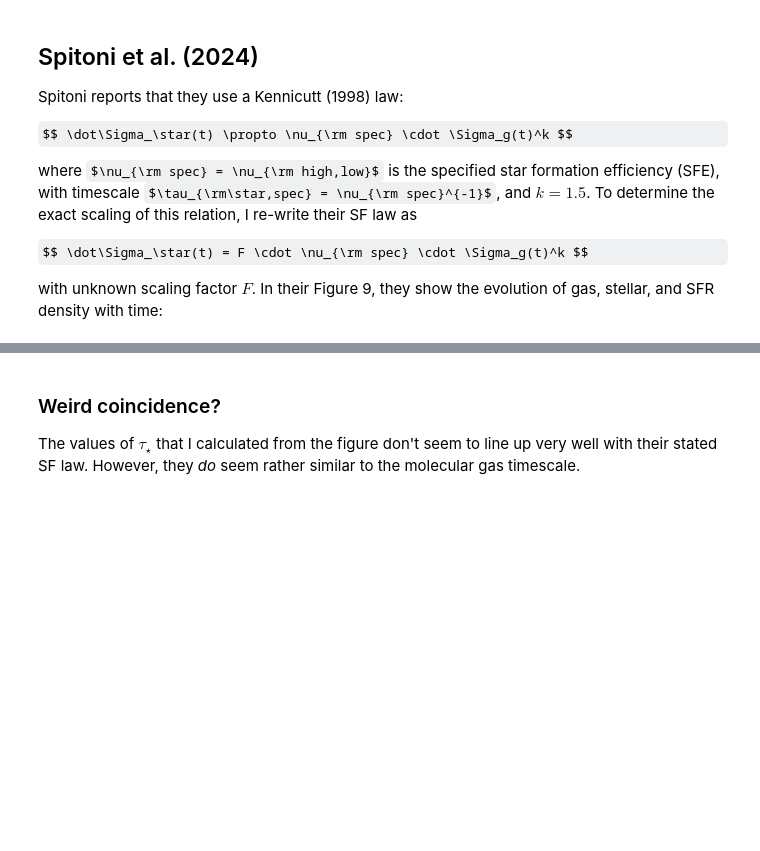
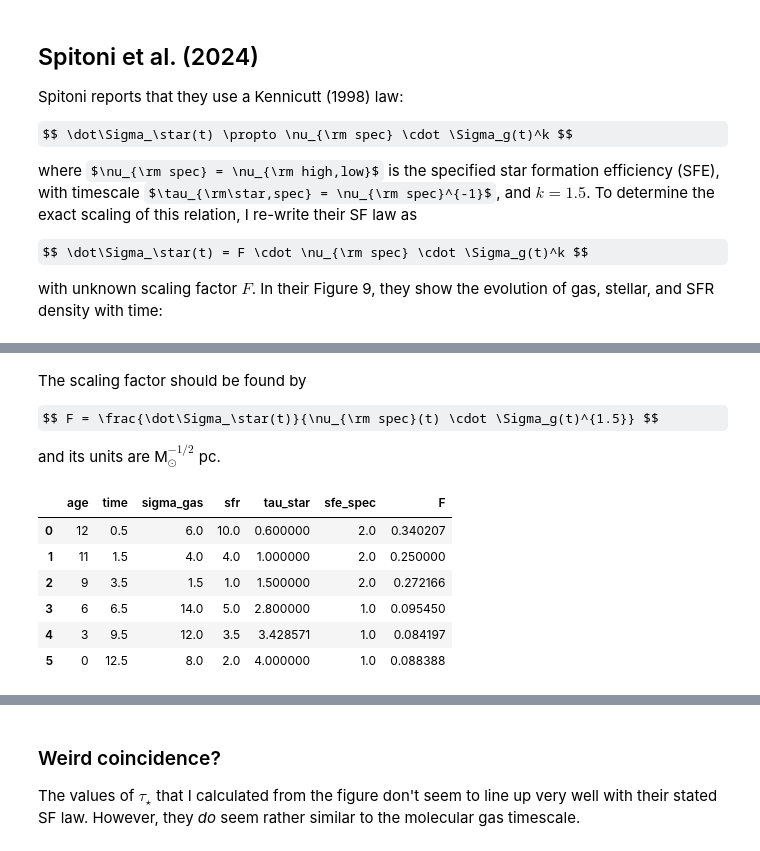
Before and after one commit to lodubay/twoinfall, a Jupyter notebook: src/scripts/star_formation_law.ipynb, the cells around one changed output, grey strips where cells are left out. Drawn from its saved outputs; the diff is of its cells as text; code cells hidden in the pictures; some formulas as TeX source; blank space fills up the shorter version.

```diff
--- a/src/scripts/star_formation_law.ipynb
+++ b/src/scripts/star_formation_law.ipynb
@@ -18,0 +30,13 @@ with unknown scaling factor $F$. In their Figure 9, they show the evolution of g
+# %%
+import pandas as pd
+import numpy as np
+
+# "data" from Spitoni et al. (2024) fig 9
+plot_values = pd.DataFrame({
+    'age' : [12, 11, 9, 6, 3, 0],
+    'sigma_gas' : [6, 4, 1.5, 14, 12, 8],
+    'sfr' : [10, 4, 1, 5, 3.5, 2]
+})
+plot_values.insert(1, 'time', 12.5 - plot_values['age'])
+plot_values['tau_star'] = plot_values['sigma_gas'] / plot_values['sfr']
+plot_values
@@ -19 +51,27 @@ with unknown scaling factor $F$. In their Figure 9, they show the evolution of g
+# %% [markdown]
+The scaling factor should be found by
+
+$$ F = \frac{\dot\Sigma_\star(t)}{\nu_{\rm spec}(t) \cdot \Sigma_g(t)^{1.5}} $$
+
+and its units are M$_\odot^{-1/2}$ pc.
+# %%
+def sfe_spec(time, onset=3.52):
+    if time < onset:
+        return 2.
+    else:
+        return 1.
+
+plot_values['sfe_spec'] = plot_values['time'].apply(sfe_spec)
+
+k = 1.5
+plot_values['F'] = plot_values['sfr'] / (plot_values['sfe_spec'] * plot_values['sigma_gas']**k)
+plot_values
+# %% [output]
+|  | age | time | sigma_gas | sfr | tau_star | sfe_spec | F |
+| 0 | 12 | 0.5 | 6.0 | 10.0 | 0.600000 | 2.0 | 0.340207 |
+| 1 | 11 | 1.5 | 4.0 | 4.0 | 1.000000 | 2.0 | 0.250000 |
+| 2 | 9 | 3.5 | 1.5 | 1.0 | 1.500000 | 2.0 | 0.272166 |
+| 3 | 6 | 6.5 | 14.0 | 5.0 | 2.800000 | 1.0 | 0.095450 |
+| 4 | 3 | 9.5 | 12.0 | 3.5 | 3.428571 | 1.0 | 0.084197 |
+| 5 | 0 | 12.5 | 8.0 | 2.0 | 4.000000 | 1.0 | 0.088388 |
 # %% [markdown]
```
Also changed, not shown: parts of 6 cells of this notebook.
